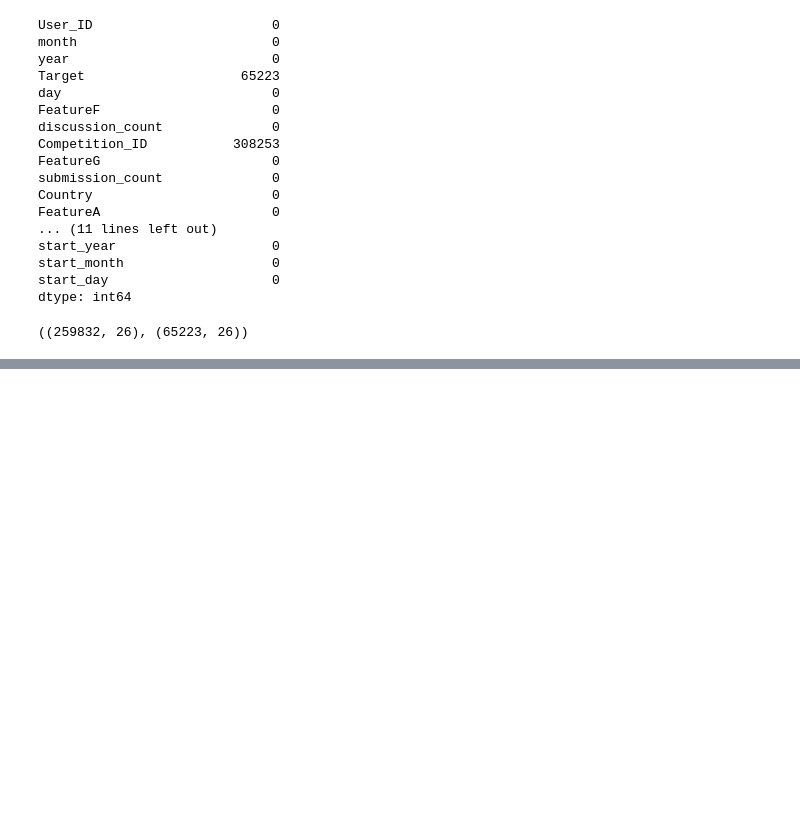
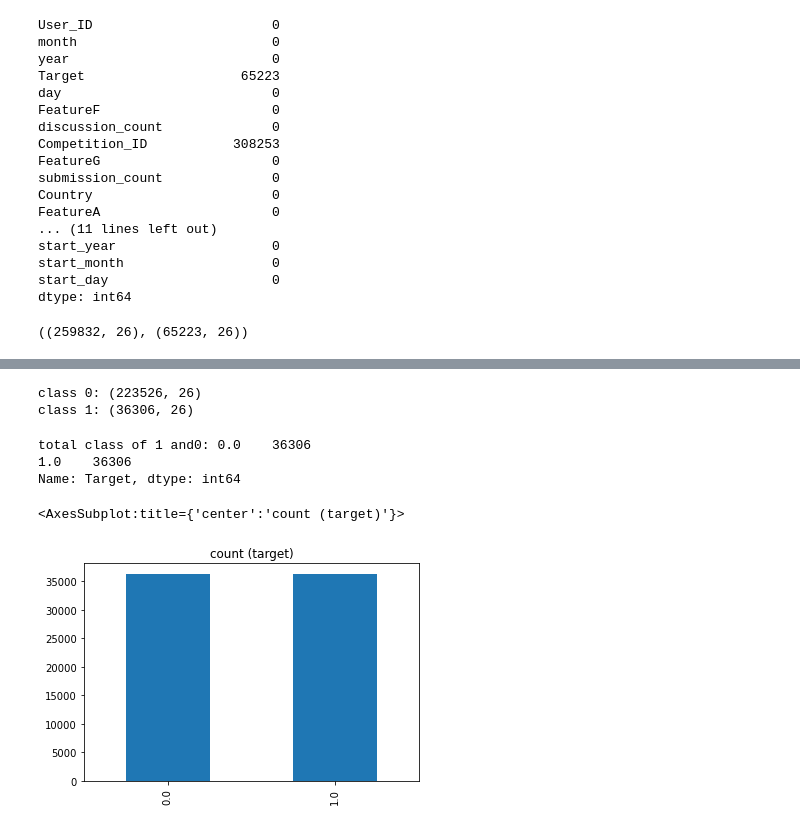
Before and after one commit to simiel/zindiUserBehaviour, a Jupyter notebook: PlayGround/final/Untitled.ipynb, the cells around one changed output, grey strips where cells are left out. Cells and saved outputs as stored; diff of their text form; code cells hidden in the pictures; blank space fills up the shorter version.

```diff
--- a/PlayGround/final/Untitled.ipynb
+++ b/PlayGround/final/Untitled.ipynb
@@ -359,7 +373,7 @@ for col in df.columns:
   if col in cat:
     df[col] = df[col].fillna(df[col].mode()[0])
   elif col in num:
-    df[col] = df[col].fillna(df[col].fillna(9999))
+    df[col] = df[col].fillna(df[col].fillna(0))
 
 # Confirm that there aren't any missing values
 df[df.columns.difference(['target'])].isna().sum().any()
@@ -399,0 +421,25 @@ y=ultimate_merge['Target']
+# %%
+# class count
+class_count_0, class_count_1 = train_df['Target'].value_counts()
+
+# Separate class
+class_0 = train_df[train_df['Target'] == 0]
+class_1 = train_df[train_df['Target'] == 1]# print the shape of the class
+print('class 0:', class_0.shape)
+print('class 1:', class_1.shape)
+# %% [output]
+class 0: (223526, 26)
+class 1: (36306, 26)
+# %%
+class_0_under = class_0.sample(class_count_1)
+
+test_under = pd.concat([class_0_under, class_1], axis=0)
+
+print("total class of 1 and0:",test_under['Target'].value_counts())# plot the count after under-sampeling
+test_under['Target'].value_counts().plot(kind='bar', title='count (target)')
+# %% [output]
+total class of 1 and0: 0.0    36306
+1.0    36306
+Name: Target, dtype: int64
+<AxesSubplot:title={'center':'count (target)'}>
+[figure, added]
```
Also changed, not shown: parts of 14 cells of this notebook, 3 other files.
